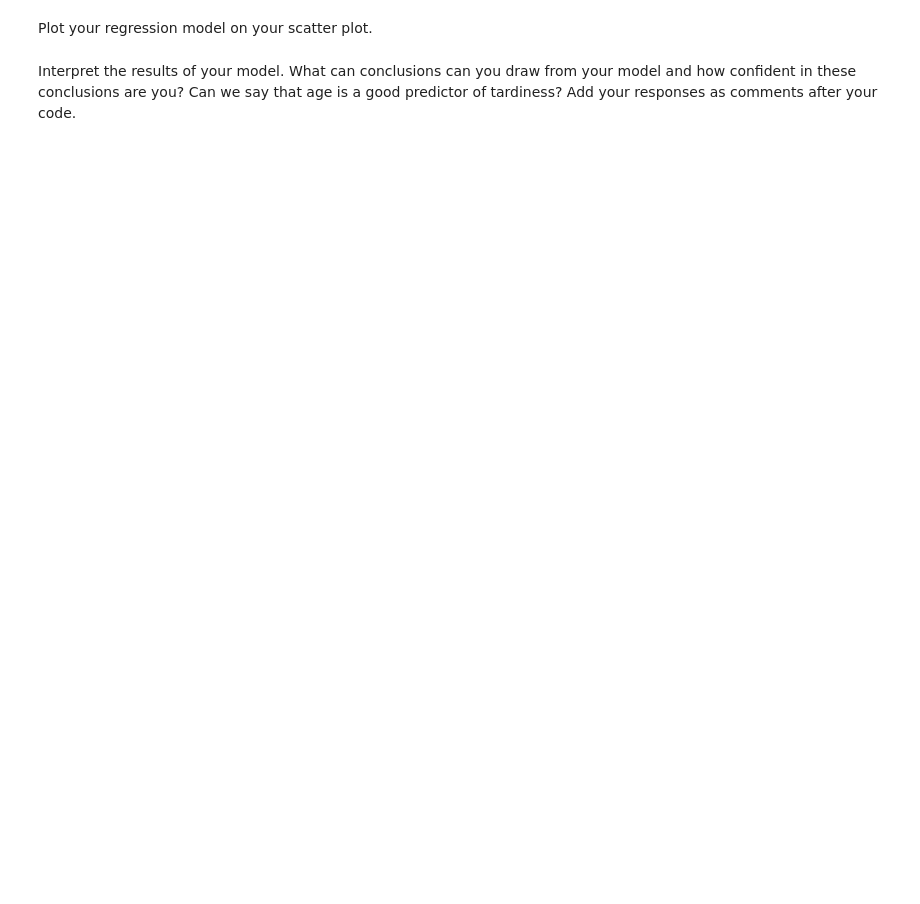
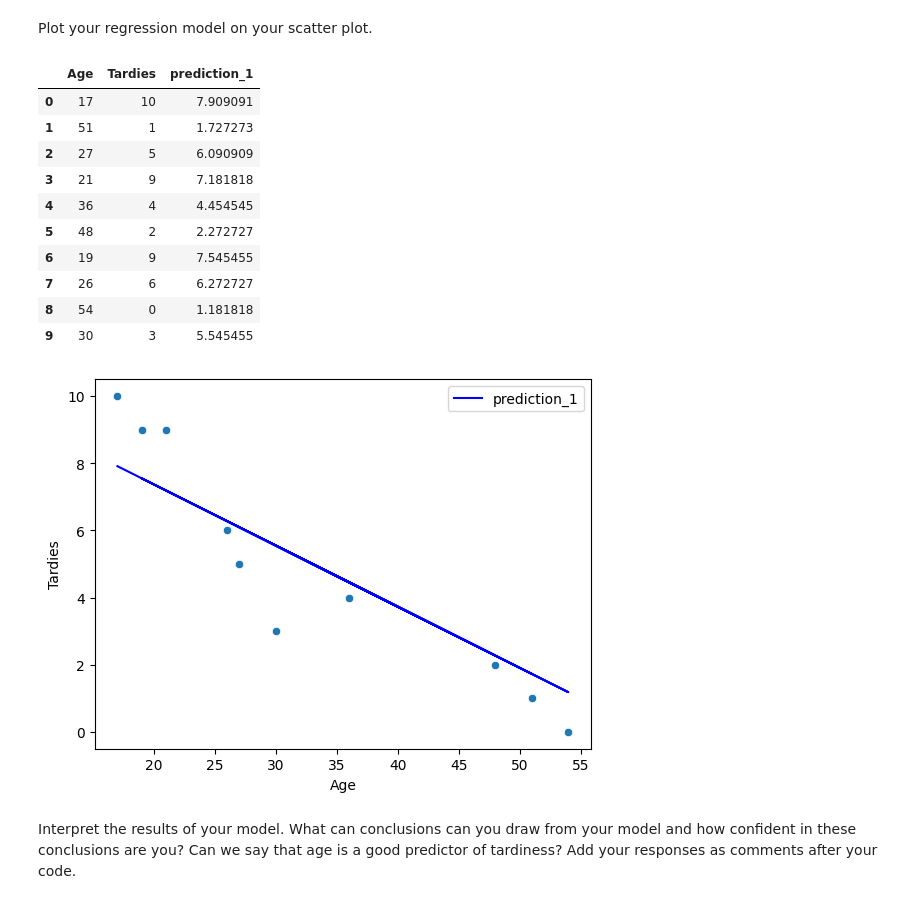
Before and after one commit to Ironhack-data-bcn-oct-2023/lab-regression-analysis, a Jupyter notebook: your-code.ipynb, the cells around one changed output. Saved outputs shown, nothing was run; the diff lists cells and outputs as text; code cells hidden in the pictures; blank space fills up the shorter version.

```diff
--- a/your-code.ipynb
+++ b/your-code.ipynb
@@ -48,0 +90,8 @@ Build a regression model for this data. What will be your outcome variable? What
+# %%
+# since the imaginary line in my head intercepts Y-axis in around 11, that's gonna be my n (intercept)
+intercept = 11
+# the slope, well if 55y equates to 1 tardiness and I still have to add the 11 on top of this, slope*55 gotta be around -10/55(?)
+slope = -(10/55)
+
+student_data["prediction_1"] = slope * student_data.Age + intercept
+student_data.sample(4)
@@ -53,2 +108,20 @@ Plot your regression model on your scatter plot.
+# %%
+sns.scatterplot(x=student_data["Age"], y=student_data["Tardies"])
+plt.plot(student_data.Age,student_data.prediction_1, c="blue", label="prediction_1")
+plt.legend();
+student_data
+# %% [output]
+|  | Age | Tardies | prediction_1 |
+| 0 | 17 | 10 | 7.909091 |
+| 1 | 51 | 1 | 1.727273 |
+| 2 | 27 | 5 | 6.090909 |
+| 3 | 21 | 9 | 7.181818 |
+| 4 | 36 | 4 | 4.454545 |
+| 5 | 48 | 2 | 2.272727 |
+| 6 | 19 | 9 | 7.545455 |
+| 7 | 26 | 6 | 6.272727 |
+| 8 | 54 | 0 | 1.181818 |
+| 9 | 30 | 3 | 5.545455 |
+[figure, added]
 # %% [markdown]
 Interpret the results of your model. What can conclusions can you draw from your model and how confident in these conclusions are you? Can we say that age is a good predictor of tardiness? Add your responses as comments after your code.
```
Also changed, not shown: parts of 51 cells of this notebook.
